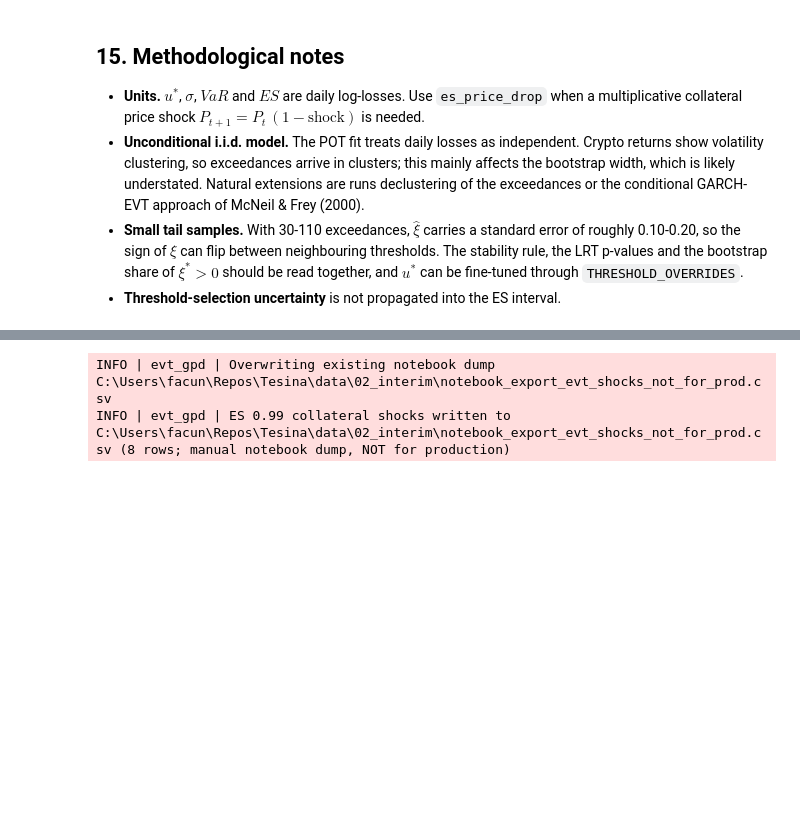
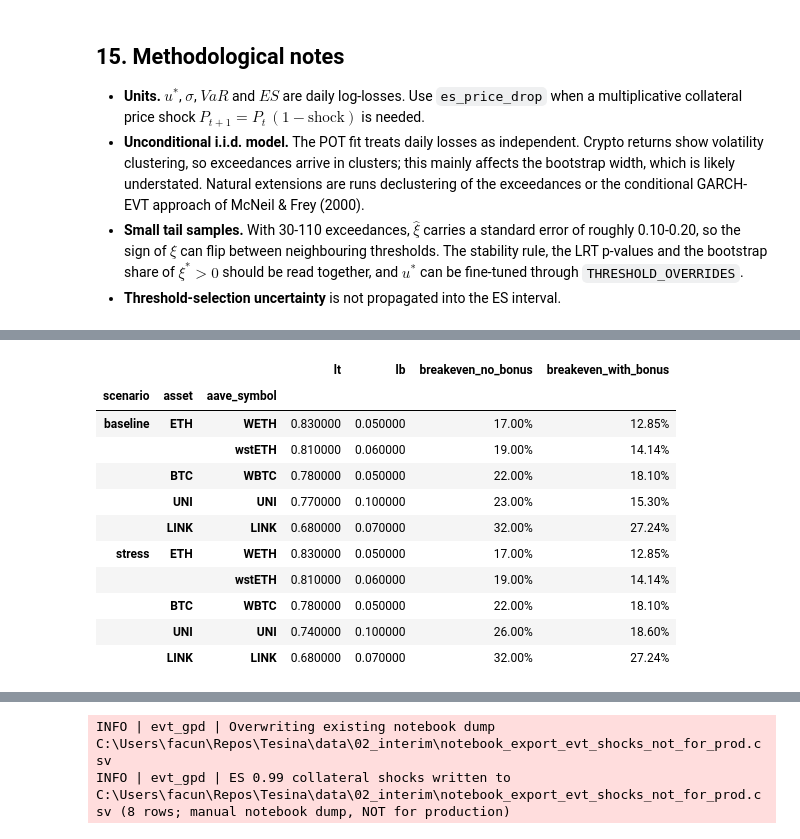
Before and after one commit to mendez-facundo/aave-urp-model, a Jupyter notebook: notebooks/03_evt_gpd_fitting.ipynb, the cells around one changed output, grey strips where cells are left out. Drawn from its saved outputs; the diff is of its cells as text; code cells hidden in the pictures; blank space fills up the shorter version.

```diff
--- a/notebooks/03_evt_gpd_fitting.ipynb
+++ b/notebooks/03_evt_gpd_fitting.ipynb
@@ -1265,0 +1677,71 @@ Before writing, every row is checked for finite values, $\xi < 1$, the ordering
+# %%
+VALUATION_DATES: dict[str, str] = {"baseline": "2024-03-15", "stress": "2024-08-05"}
+AAVE_SYMBOL_TO_ASSET: dict[str, str] = {"WETH": "ETH", "wstETH": "ETH", "WBTC": "BTC", "UNI": "UNI", "LINK": "LINK"}
+BREAKEVEN_KEY_COLUMNS: list[str] = ["scenario", "asset", "aave_symbol"]
+
+
+def breakeven_shocks(liquidation_threshold: float, liquidation_bonus: float) -> tuple[float, float]:
+    """Minimum collateral price shock that causes a loss for a position liquidated at HF = 1.
+
+    Args:
+        liquidation_threshold: LT as a fraction, in (0, 1).
+        liquidation_bonus: LB as a fraction above par, in [0, 1).
+
+    Returns:
+        ``(without_bonus, with_bonus)`` = ``(1 - LT, 1 - LT * (1 + LB))``.
+
+    Raises:
+        ValueError: If LT or LB are outside their valid range.
+    """
+    if not 0.0 < liquidation_threshold < 1.0:
+        raise ValueError(f"liquidation_threshold must lie in (0, 1), got {liquidation_threshold}")
+    if not 0.0 <= liquidation_bonus < 1.0:
+        raise ValueError(f"liquidation_bonus must lie in [0, 1), got {liquidation_bonus}")
+    return 1.0 - liquidation_threshold, 1.0 - liquidation_threshold * (1.0 + liquidation_bonus)
+
+
+def build_breakeven_table() -> pd.DataFrame:
+    """Read LT and LB at the valuation date of each scenario and compute the break-even shocks.
+
+    Raises:
+        ValueError: If the Binance window does not end on the valuation date or the parameters are not for that date.
+        KeyError: If a reserve symbol is missing from the parameter table.
+    """
+    rows: list[dict[str, object]] = []
+    for scenario_key in SCENARIOS:
+        valuation_date = VALUATION_DATES[scenario_key]
+        window_ends = {close_prices[scenario_key][asset].index.max().strftime("%Y-%m-%d") for asset in ASSETS}
+        if window_ends != {valuation_date}:
+            raise ValueError(f"[{scenario_key}] price windows end on {sorted(window_ends)}, expected {valuation_date}")
+
+        params = load_reserve_params(scenario_key, valuation_date)
+        if set(params["date"]) != {valuation_date}:
+            raise ValueError(f"[{scenario_key}] reserve parameters are for {sorted(set(params['date']))}, expected {valuation_date}")
+
+        for symbol, asset in AAVE_SYMBOL_TO_ASSET.items():
+            if not bool(params.loc[params["symbol"] == symbol, "usage_as_collateral_enabled"].iloc[0]):
+                logger.warning("[%s] %s is not enabled as collateral on %s", scenario_key, symbol, valuation_date)
+            liquidation_threshold = get_param(params, symbol, "liquidation_threshold")
+            liquidation_bonus = get_param(params, symbol, "liquidation_bonus")
+            without_bonus, with_bonus = breakeven_shocks(liquidation_threshold, liquidation_bonus)
+            rows.append(
+                {
+                    "scenario": scenario_key,
+                    "asset": asset,
+                    "aave_symbol": symbol,
+                    "lt": liquidation_threshold,
+                    "lb": liquidation_bonus,
+                    "breakeven_no_bonus": without_bonus,
+                    "breakeven_with_bonus": with_bonus,
+                }
+            )
+    return pd.DataFrame(rows)
+
+
+breakeven_df = build_breakeven_table().set_index(BREAKEVEN_KEY_COLUMNS)
+display(
+    breakeven_df.style.format(precision=4)
+    .format({"breakeven_no_bonus": "{:.2%}", "breakeven_with_bonus": "{:.2%}"})
+    .set_caption("Break-even price shocks for a position liquidated at HF = 1 (Aave v3 parameters at t)")
+)
+# %% [output]
@@ -1265,0 +1749,12 @@ Before writing, every row is checked for finite values, $\xi < 1$, the ordering
+|  |  |  | lt | lb | breakeven_no_bonus | breakeven_with_bonus |
+| scenario | asset | aave_symbol |  |  |  |  |
+| baseline | ETH | WETH | 0.830000 | 0.050000 | 17.00% | 12.85% |
+|  |  | wstETH | 0.810000 | 0.060000 | 19.00% | 14.14% |
+|  | BTC | WBTC | 0.780000 | 0.050000 | 22.00% | 18.10% |
+|  | UNI | UNI | 0.770000 | 0.100000 | 23.00% | 15.30% |
+|  | LINK | LINK | 0.680000 | 0.070000 | 32.00% | 27.24% |
+| stress | ETH | WETH | 0.830000 | 0.050000 | 17.00% | 12.85% |
+|  |  | wstETH | 0.810000 | 0.060000 | 19.00% | 14.14% |
+|  | BTC | WBTC | 0.780000 | 0.050000 | 22.00% | 18.10% |
+|  | UNI | UNI | 0.740000 | 0.100000 | 26.00% | 18.60% |
+|  | LINK | LINK | 0.680000 | 0.070000 | 32.00% | 27.24% |
```
Also changed, not shown: parts of 18 cells of this notebook, 3 other files.
